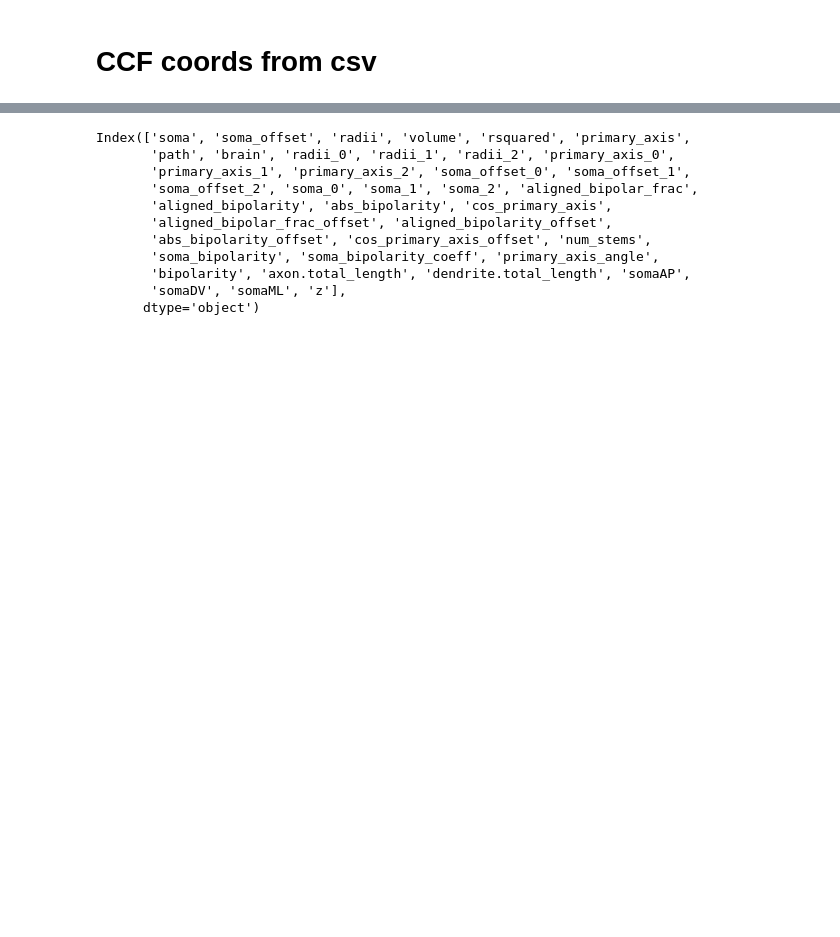
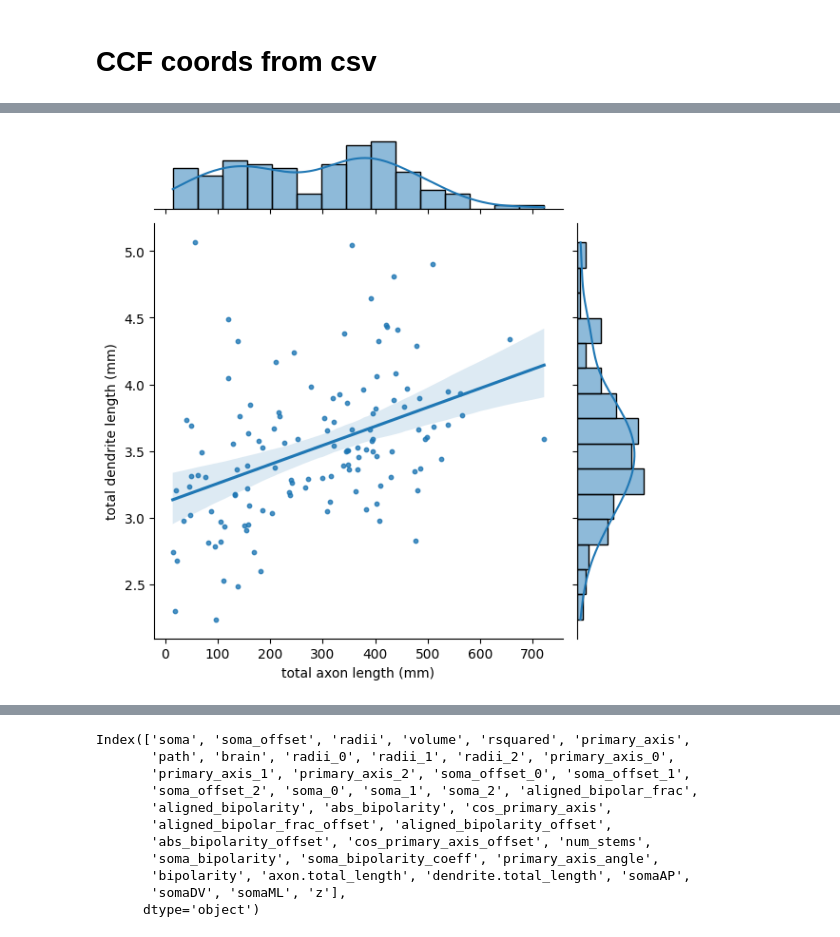
Before and after one commit to AllenNeuralDynamics/LC-somatodendritic-morphology, a Jupyter notebook: code/soma_asymmetry.ipynb, the cells around one changed output, grey strips where cells are left out. Saved outputs shown, nothing was run; the diff lists cells and outputs as text; code cells hidden in the pictures; blank space fills up the shorter version.

Commit message:
3d plot updates, fix total length calc

```diff
--- a/code/soma_asymmetry.ipynb
+++ b/code/soma_asymmetry.ipynb
@@ -349,4 +342,6 @@ for id in tqdm(df.index):
 # %%
 df_summary = pd.DataFrame.from_records(records, index="id")
+coords = ["somaML","somaDV","somaAP"][::-1]
+df_summary[coords] = df_summary[["x","y","z"]]
 df_summary.head()
 # %% [output]
@@ -360,19 +355,4 @@ df_summary.head()
-# %%
-import json
-
-coords = ["somaML","somaDV","somaAP"][::-1]
-df_summary[coords] = np.nan
-from glob import glob
-records = {}
-for id in tqdm(df_summary.index):
-    files = glob(f"/data/*/Complete_annotated/{id}*.json")
-    swc = files[0]
-    # soma = pd.read_csv(swc, sep=" ", nrows=1, names=["0","1","x","y","z","2","3"], usecols=["x","y","z"])
-    with open(swc, 'r') as f:
-        data = json.load(f)
-    neuron = data["neurons"][0]
-    soma = neuron["soma"]
-    df_summary.loc[id, coords] = [soma[i] for i in "xyz"]
-# %%
-df_summary["z"] = df_summary["somaML"]
-df_summary["somaML"] = np.minimum(df_summary["z"], 11400-df_summary["z"])
+# %%
+cols = ["x","y","z"] + coords
+df_summary[cols] = df_summary[cols].applymap(lambda x: x.values[0])
+df_summary.head()
@@ -378,0 +367,18 @@ df_summary["somaML"] = np.minimum(df_summary["z"], 11400-df_summary["z"])
+# %%
+savefig_kw={'bbox_inches':'tight', 'pad_inches':0}
+df_plot = df_summary.query("somaDV<5500 & somaML>4300").copy()
+df_plot = df_plot[df_plot["dendrite.total_length"]<6000]
+x, y = "axon.total_length", "dendrite.total_length"
+df_plot[[x,y]] *= 1e-3
+# df_plot = df_merged
+sns.jointplot(df_plot, x=x, y=y,
+    scatter_kws=dict(s=10), kind="reg",
+    marginal_kws=dict(bins=15))
+
+plt.xlabel("total axon length (mm)")
+plt.ylabel("total dendrite length (mm)")
+
+plt.savefig(f"/scratch/dend_vs_axon.pdf")
+plt.savefig(f"/scratch/dend_vs_axon.svg", **savefig_kw)
+# %% [output]
+[figure, added]
```
Also changed, not shown: parts of 14 cells of this notebook, 2 other files.
